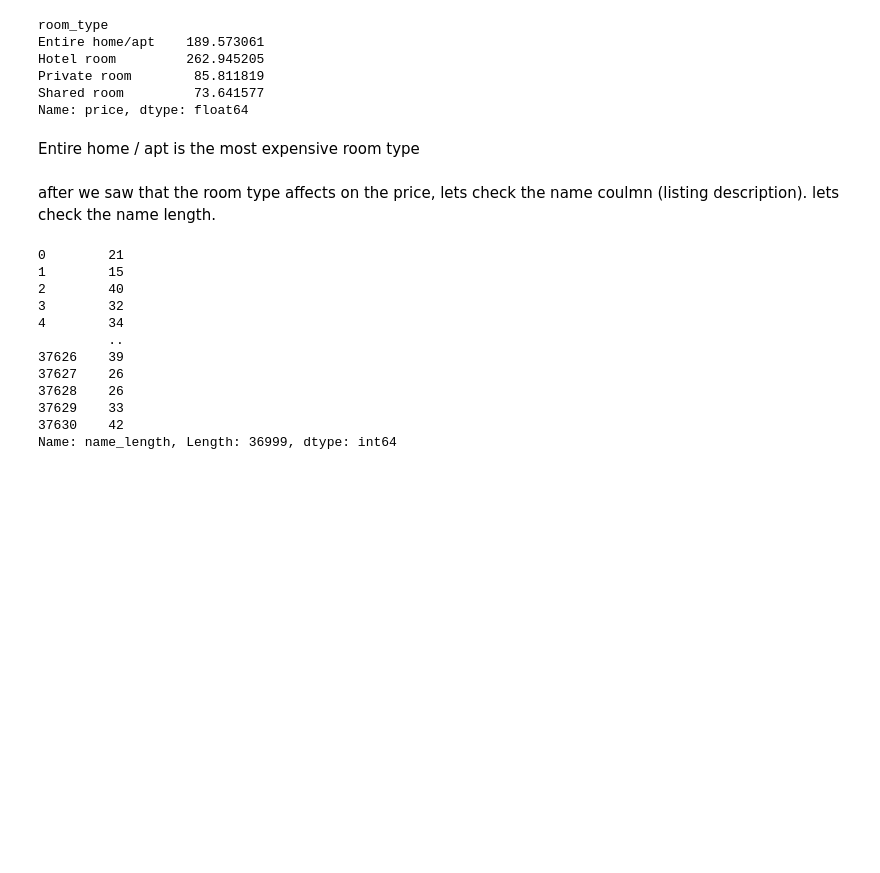
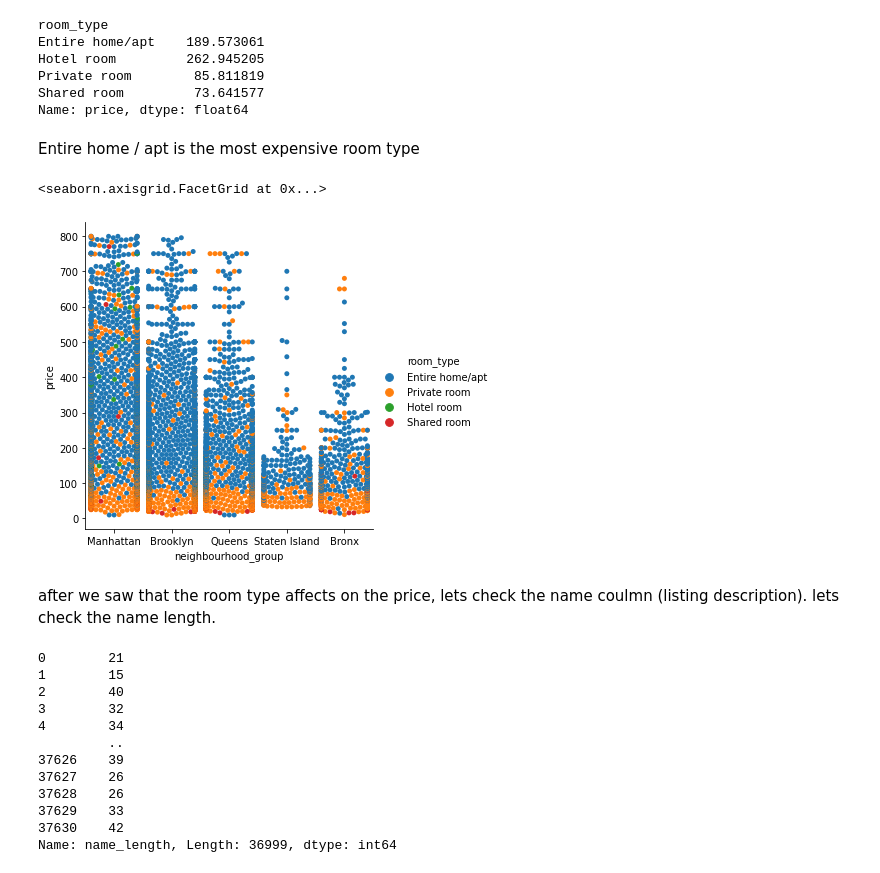
Before and after one commit to galduan/Airbnb-NYC2022-machine-learning, a Jupyter notebook: AirBnb_py-checkpoint.ipynb, the cells around one changed output. Drawn from its saved outputs; the diff is of its cells as text; code cells hidden in the pictures; blank space fills up the shorter version.

```diff
--- a/AirBnb_py-checkpoint.ipynb
+++ b/AirBnb_py-checkpoint.ipynb
@@ -210,14 +210,17 @@ Hotel room         262.945205
 Private room        85.811819
 Shared room         73.641577
 Name: price, dtype: float64
-# %% [markdown]
-Entire home / apt is the most expensive room type
+# %% [markdown]
+Entire home / apt is the most expensive room type
 # %%
 ### Lets see the distributuion of price and neighbourhood group.
-# plott=sns.catplot(x="neighbourhood_group",y="price",hue="room_type", kind="swarm", data=df)
-# plott
+plott=sns.catplot(x="neighbourhood_group",y="price",hue="room_type", kind="swarm", data=df)
+plott
+# %% [output]
+<seaborn.axisgrid.FacetGrid at 0x...>
+[figure, added]
-# %% [markdown]
-after we saw that the room type affects on the price, lets check the name coulmn (listing description). lets check the name length.
+# %% [markdown]
+after we saw that the room type affects on the price, lets check the name coulmn (listing description). lets check the name length.
 # %%
 name_length_df = df["name"].str.len()
 df["name_length"] = name_length_df
```
Also changed, not shown: parts of 63 cells of this notebook.
